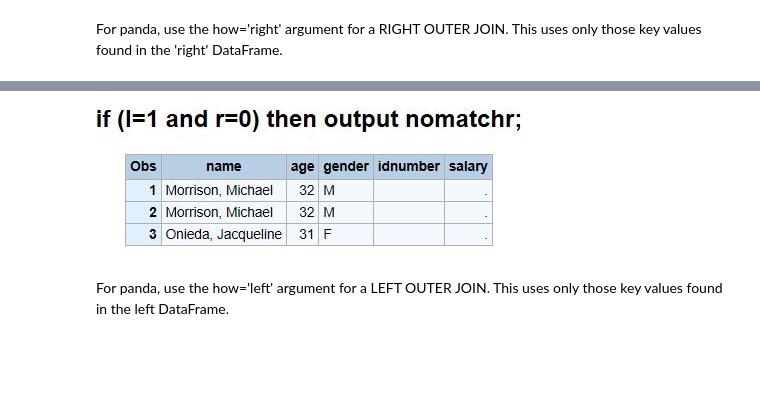
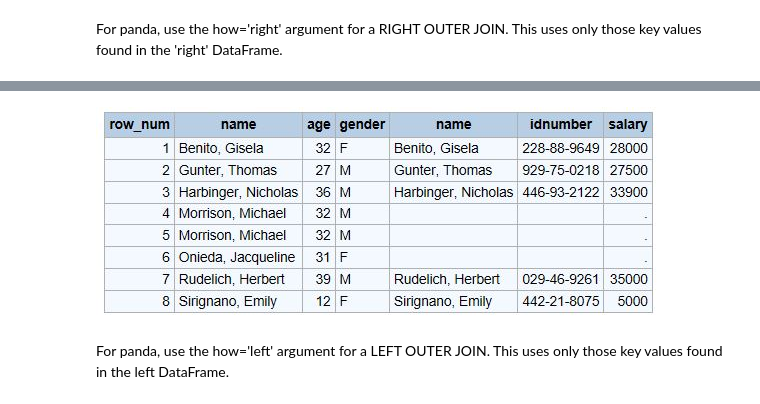
Before and after one commit to RandyBetancourt/PythonForSASUsers, a Jupyter notebook: Chapter 07 -- Pandas, Part 2.ipynb, the cells around one changed output, grey strips where cells are left out. Cells and saved outputs as stored; diff of their text form; code cells hidden in the pictures; blank space fills up the shorter version.

```diff
--- a/Chapter 07 -- Pandas, Part 2.ipynb
+++ b/Chapter 07 -- Pandas, Part 2.ipynb
@@ -270,6 +294,6 @@ With SAS, this is the eqivalent of:
 # %%
-Image(filename='Anaconda3\\output\\nomatch_in_r.JPG')
+Image(filename='Anaconda3\\output\\left_outer.JPG')
 # %% [output]
-[figure, old version]
+[figure, new version]
 # %% [markdown]
 For panda, use the how='left' argument for a LEFT OUTER JOIN.  This uses only those key values found in the left DataFrame.
```
Also changed, not shown: parts of 88 cells of this notebook.
